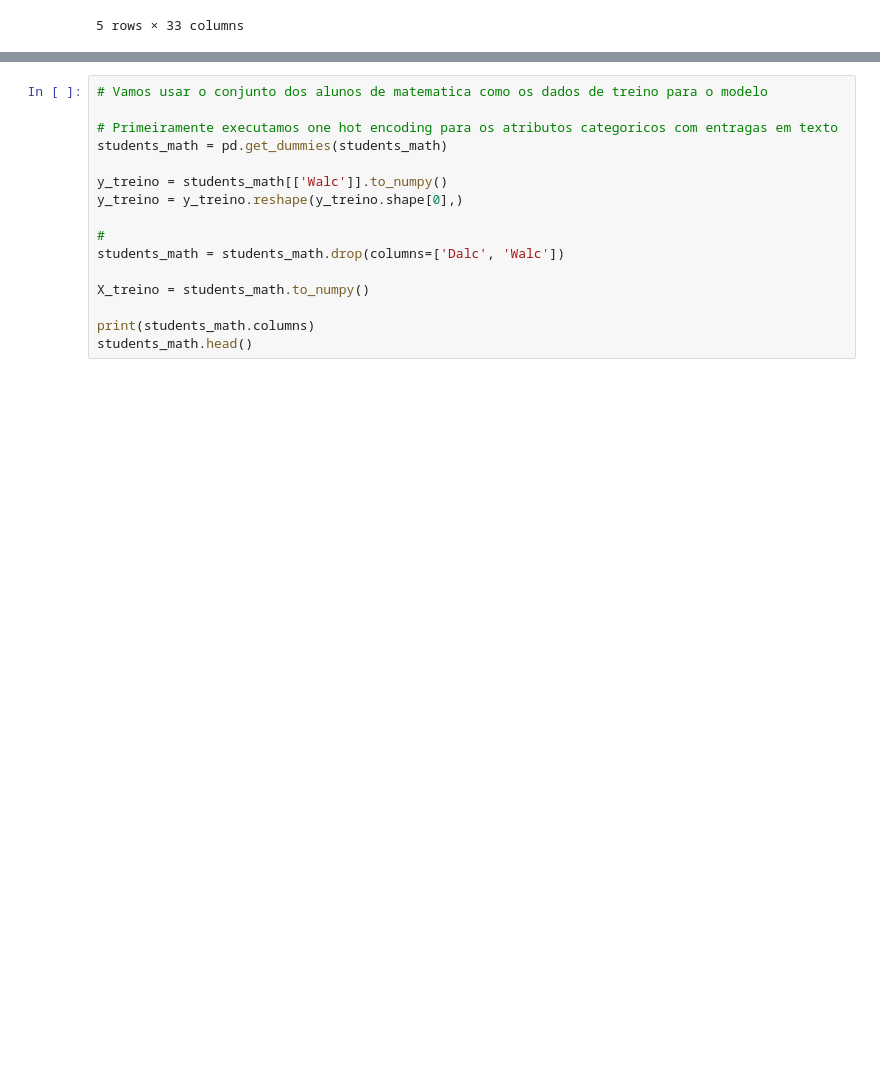
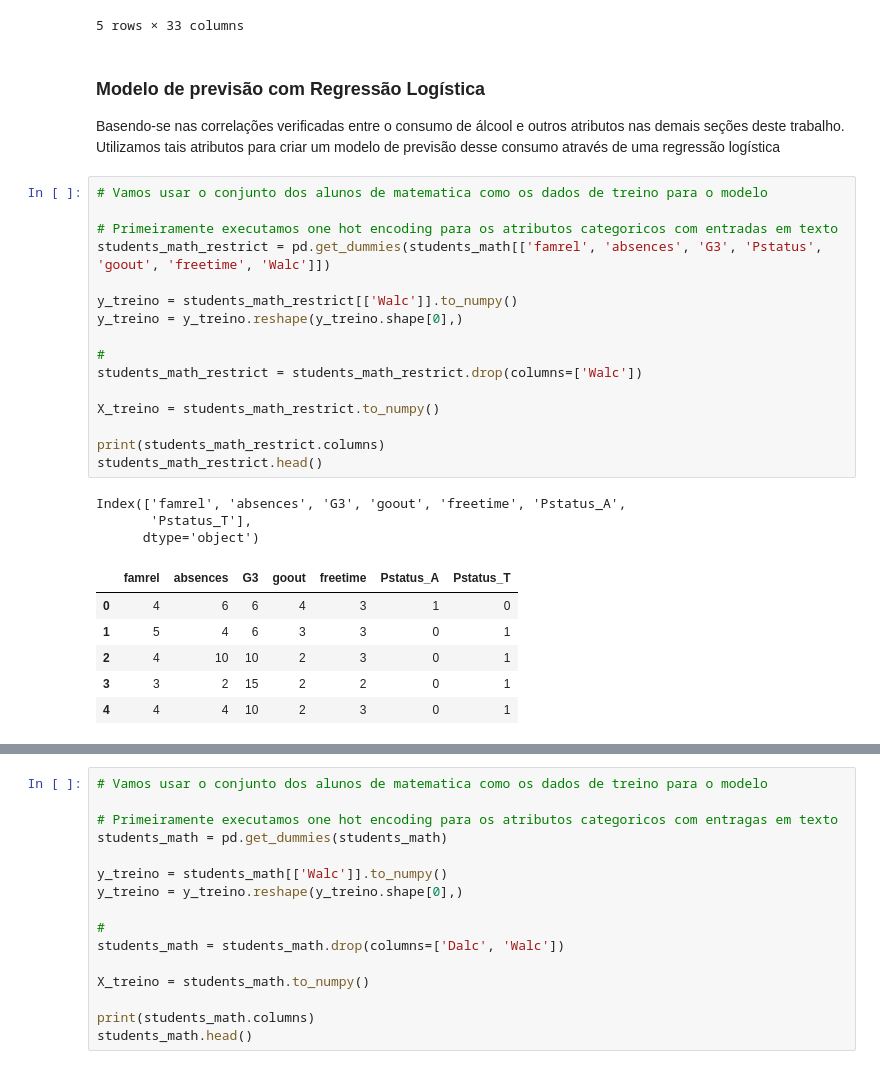
Before and after one commit to ferprr/data-science-project, a Jupyter notebook: notebooks/logistic_regression.ipynb, the cells around one changed output, grey strips where cells are left out. Saved outputs shown, nothing was run; the diff lists cells and outputs as text; blank space fills up the shorter version.

```diff
--- a/notebooks/logistic_regression.ipynb
+++ b/notebooks/logistic_regression.ipynb
@@ -35,3 +35,32 @@ students_por.head()
 | 3 | GP | F | 15 | U | GT3 | T | 4 | 2 | health | services | ... | ... |
 | 4 | GP | F | 16 | U | GT3 | T | 3 | 3 | other | other | ... | ... |
 5 rows × 33 columns
+# %% [markdown]
+### Modelo de previsão com Regressão Logística
+Basendo-se nas correlações verificadas entre o consumo de álcool e outros atributos nas demais seções deste trabalho. Utilizamos tais atributos para criar um modelo de previsão desse consumo através de uma regressão logística
+# %%
+# Vamos usar o conjunto dos alunos de matematica como os dados de treino para o modelo
+
+# Primeiramente executamos one hot encoding para os atributos categoricos com entradas em texto
+students_math_restrict = pd.get_dummies(students_math[['famrel', 'absences', 'G3', 'Pstatus', 'goout', 'freetime', 'Walc']])
+
+y_treino = students_math_restrict[['Walc']].to_numpy()
+y_treino = y_treino.reshape(y_treino.shape[0],)
+
+#
+students_math_restrict = students_math_restrict.drop(columns=['Walc'])
+
+X_treino = students_math_restrict.to_numpy()
+
+print(students_math_restrict.columns)
+students_math_restrict.head()
+# %% [output]
+Index(['famrel', 'absences', 'G3', 'goout', 'freetime', 'Pstatus_A',
+       'Pstatus_T'],
+      dtype='object')
+|  | famrel | absences | G3 | goout | freetime | Pstatus_A | Pstatus_T |
+| 0 | 4 | 6 | 6 | 4 | 3 | 1 | 0 |
+| 1 | 5 | 4 | 6 | 3 | 3 | 0 | 1 |
+| 2 | 4 | 10 | 10 | 2 | 3 | 0 | 1 |
+| 3 | 3 | 2 | 15 | 2 | 2 | 0 | 1 |
+| 4 | 4 | 4 | 10 | 2 | 3 | 0 | 1 |
```
Also changed, not shown: parts of 15 cells of this notebook, 1 other file.
